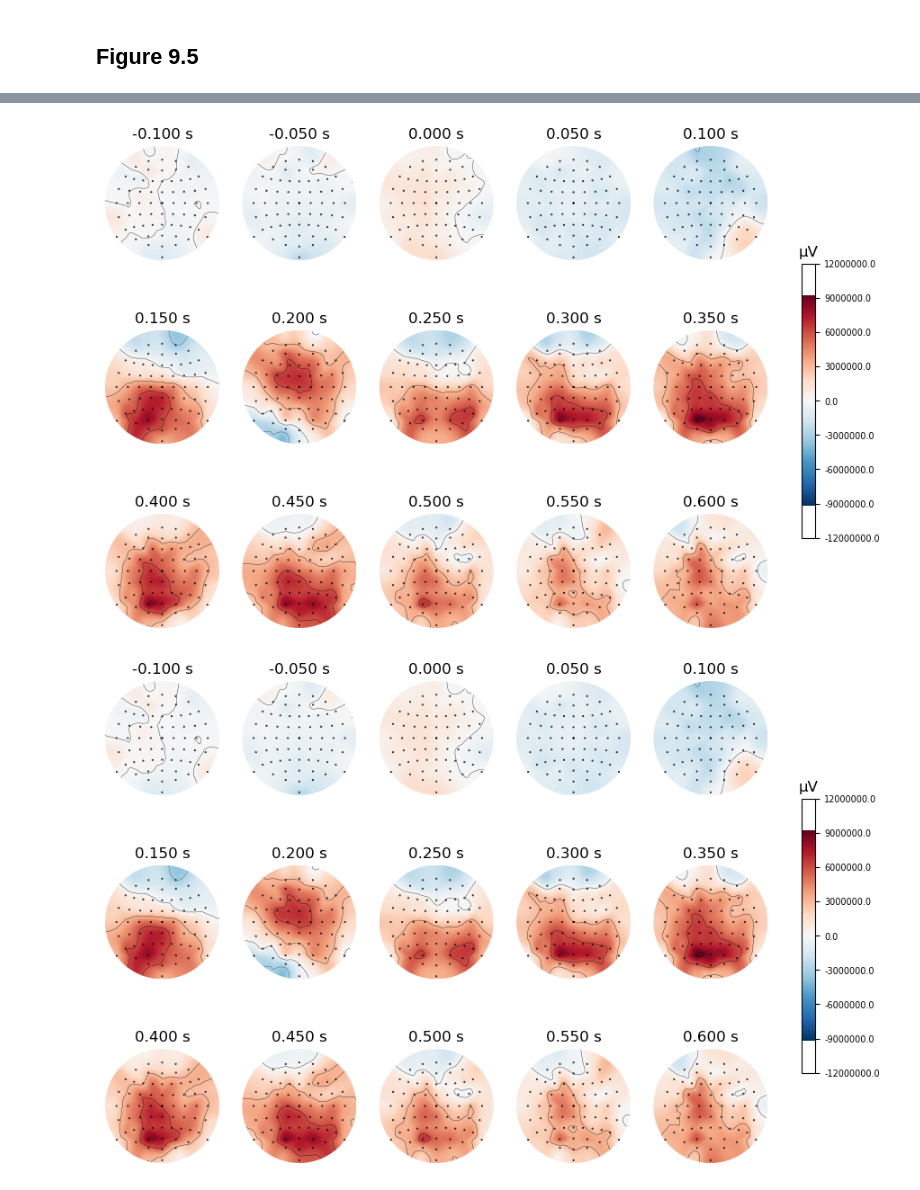
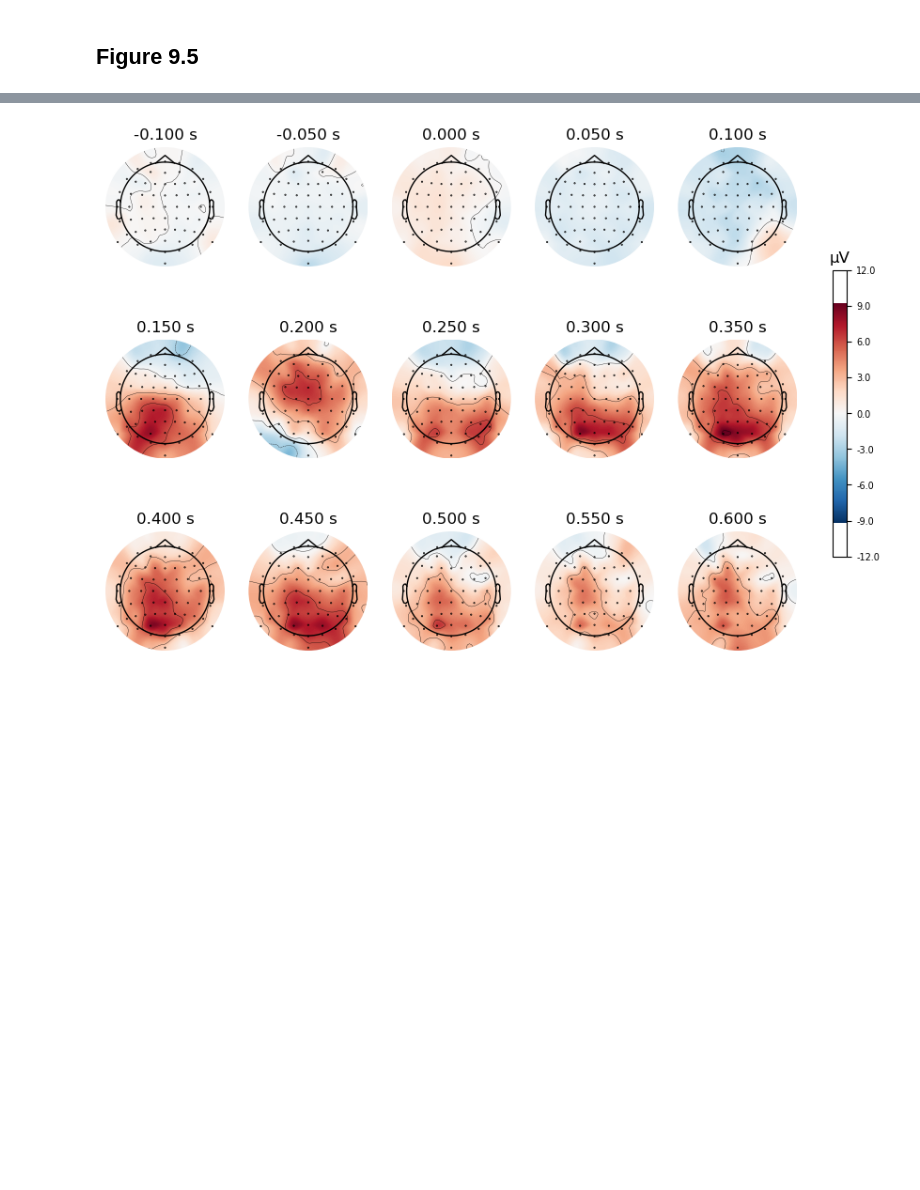
Before and after one commit to Yujingoto/AnalyzingNeuralTimeSeries_Python_Implimentation, a Jupyter notebook: Chapter09.ipynb, the cells around one changed output, grey strips where cells are left out. Saved outputs shown, nothing was run; the diff lists cells and outputs as text; code cells hidden in the pictures; blank space fills up the shorter version.

Commit message:
converted mat2vhdr

```diff
--- a/Chapter09.ipynb
+++ b/Chapter09.ipynb
@@ -34,0 +21,38 @@ channel_index = np.where(chan_locs_labels  == which_channel_to_plot)[1] #specify
+# %%
+# load EEG data (.vhdr converted ver. by Yujin)
+raw = mne.io.read_raw_brainvision('./NeuralData/sampleEEGdata_convert.vhdr', eog=['HEOG', 'VEOG'], preload=True)
+
+# load electrodes location montage
+montage = mne.channels.read_custom_montage('./NeuralData/sampleEEG_loc.loc')
+raw.set_montage(montage)
+
+# Getting event timings (for .mat file, you don't have to do this.) and epoching
+events, event_dict = events_from_annotations(raw)
+
+epochs = mne.Epochs(
+    raw,
+    events,
+    event_id = {'New Segment/': 99999},
+    tmin = 0,
+    tmax = 2.496,
+    baseline = None,
+)
+
+# Extract variables
+data = epochs.get_data()*(10**6)                 # EEG data (array; trial, ch, time). MNE-pyton reads data in volts(V), not microvolts (μV).
+pnts = data.shape[2]                             # Number of points in EEG data (scalar)
+times = epochs.times-1                           # Time points of data (array)
+tmin = epochs.tmin-1                             # The start timing of epoch (the start timing of the baseline is set to be 0 in default)
+tmax = epochs.tmax-1                             # The end timing of epoch
+srate = epochs.info['sfreq']                     # Sampling rate (scalar)
+trials = len(epochs.events)                      # Trials (scalar)
+nbchan = len(epochs.ch_names)                    # Number of channel (scalar)
+
+
+chan_labels = epochs.info['ch_names']
+
+# channel locations
+chan_pos = []
+for ch in epochs.info['chs']:
+    x,y,z = ch['loc'][:3]
+    chan_pos.append((x,y,z))
@@ -186,3 +200,7 @@ evoked.set_montage(montage);
+# %%
+# create mne Evoked object
+
+evoked = mne.EvokedArray(data.mean(axis=0)*10**(-6), epochs.info, tmin=tmin) # MNE treats V scale, not micro-volt
 # %%
 # topoplot with colored dots vs. interpolated surface
 
@@ -237,8 +244,7 @@ evoked_broken.set_montage(montage)
 # %%
 # plot topomap, interpolated surface, 50 ms intervals
-evoked.plot_topomap(times=np.linspace(-100,600,15)/1000, nrows=3)
+_=evoked.plot_topomap(times=np.linspace(-100,600,15)/1000, nrows=3)
 # %% [output]
-[figure, old version]
+[figure, new version]
-[figure, removed]
 # %%
 # FC4 broken topomap
```
Also changed, not shown: parts of 12 cells of this notebook, 8 other files.
